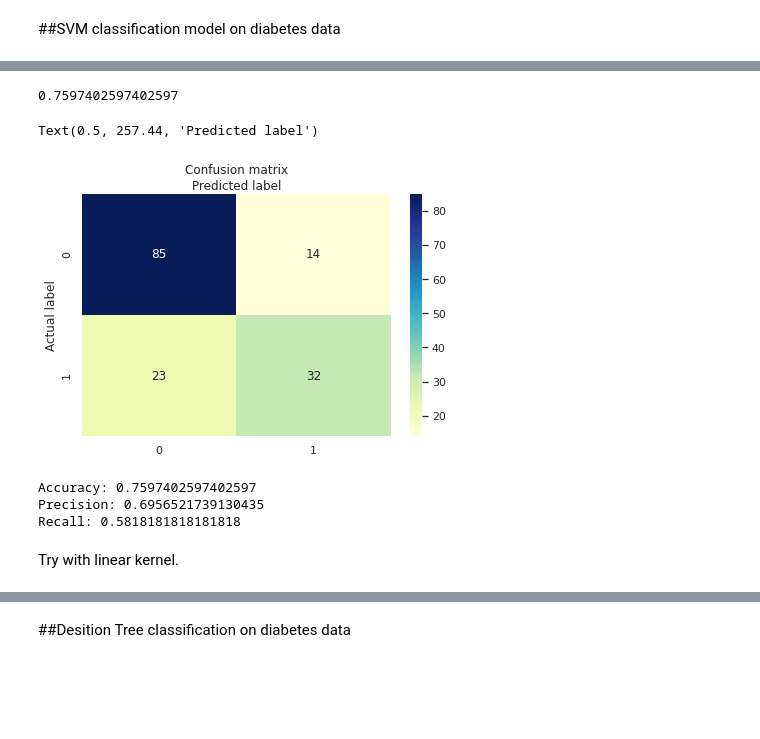
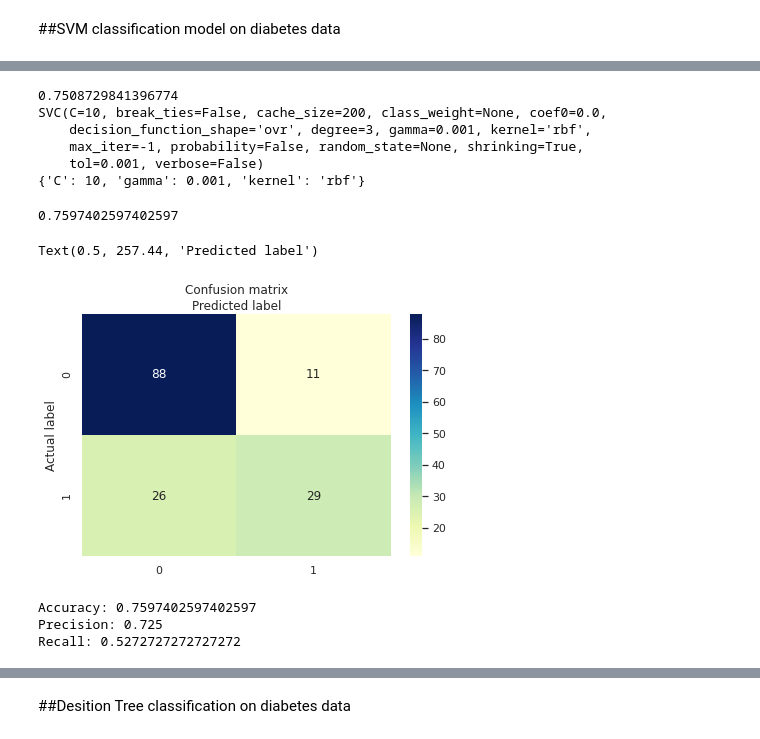
Before and after one commit to ZahraDehghani99/AI-Internship, a Jupyter notebook: Phase01_Review.ipynb, the cells around one changed output, grey strips where cells are left out. Cells and saved outputs as stored; diff of their text form; code cells hidden in the pictures; blank space fills up the shorter version.

Commit message:
Hyperparameter tuning with GridSearch added.

```diff
--- a/Phase01_Review.ipynb
+++ b/Phase01_Review.ipynb
@@ -617,3 +613,0 @@ We try with another KNN model with k = 15
-# %%
-neigh_clf2 = KNeighborsClassifier(n_neighbors=15)
-neigh_clf2.fit(X_train,y_train)
@@ -714,7 +886,3 @@ Mean squared error: 20.11
 With linear kernel we have low accuracy because of we have 3 dimensional space and our data is not linear spratable. so for this data svr with rbf kernel is better.
 # %% [markdown]
 ##SVM classification model on diabetes data
-# %%
-from sklearn.svm import SVC
-svc_rbf = SVC(kernel = 'rbf')
-svc_rbf.fit(X_train, y_train)
@@ -725,0 +889,13 @@ SVC(C=1.0, break_ties=False, cache_size=200, class_weight=None, coef0=0.0,
+# %%
+from sklearn.svm import SVC
+
+# defining parameter range
+# C : regularization parameter
+param_grid = {'C': [0.1, 1, 10, 100, 1000],
+              'gamma': [1, 0.1, 0.01, 0.001, 0.0001],
+              'kernel': ['rbf','linear']}
+
+gridsvc = GridSearchCV(SVC(), param_grid, refit = True, verbose = 3)
+
+# fitting the model for grid search
+gridsvc.fit(X_train, y_train)
@@ -726,3 +1071,15 @@ SVC(C=1.0, break_ties=False, cache_size=200, class_weight=None, coef0=0.0,
+# %%
+# Get the results
+print(gridsvc.best_score_)
+print(gridsvc.best_estimator_)
+print(gridsvc.best_params_)
+# %% [output]
+0.7508729841396774
+SVC(C=10, break_ties=False, cache_size=200, class_weight=None, coef0=0.0,
+    decision_function_shape='ovr', degree=3, gamma=0.001, kernel='rbf',
+    max_iter=-1, probability=False, random_state=None, shrinking=True,
+    tol=0.001, verbose=False)
+{'C': 10, 'gamma': 0.001, 'kernel': 'rbf'}
 # %%
-y_pred_svcrbf =svc_rbf.predict(X_test)
+y_pred_svc = gridsvc.predict(X_test)
 # %%
@@ -731,30 +1088,28 @@ svc_rbf.score(X_test,y_test) # = accuary
 0.7597402597402597
 # %%
 from sklearn import metrics
-cnf_matrix_svcrbf = metrics.confusion_matrix(y_test, y_pred_svcrbf)
+cnf_matrix_svcrbf = metrics.confusion_matrix(y_test, y_pred_svc)
 
 class_names=[0,1] # name  of classes
 fig, ax = plt.subplots()
 tick_marks = np.arange(len(class_names))
 plt.xticks(tick_marks, class_names)
 plt.yticks(tick_marks, class_names)
 # create heatmap
 sns.heatmap(pd.DataFrame(cnf_matrix_svcrbf), annot=True, cmap="YlGnBu" ,fmt='g')
 ax.xaxis.set_label_position("top")
 plt.tight_layout()
 plt.title('Confusion matrix', y=1.1)
 plt.ylabel('Actual label')
 plt.xlabel('Predicted label')
 # %% [output]
 Text(0.5, 257.44, 'Predicted label')
-[figure, old version]
+[figure, new version]
 # %%
-print("Accuracy:",metrics.accuracy_score(y_test, y_pred_svcrbf))
-print("Precision:",metrics.precision_score(y_test, y_pred_svcrbf))
-print("Recall:",metrics.recall_score(y_test, y_pred_svcrbf))
+print("Accuracy:",metrics.accuracy_score(y_test, y_pred_svc))
+print("Precision:",metrics.precision_score(y_test, y_pred_svc))
+print("Recall:",metrics.recall_score(y_test, y_pred_svc))
 # %% [output]
 Accuracy: 0.7597402597402597
-Precision: 0.6956521739130435
-Recall: 0.5818181818181818
+Precision: 0.725
+Recall: 0.5272727272727272
-# %% [markdown]
-Try with linear kernel.
```
Also changed, not shown: parts of 112 cells of this notebook.
